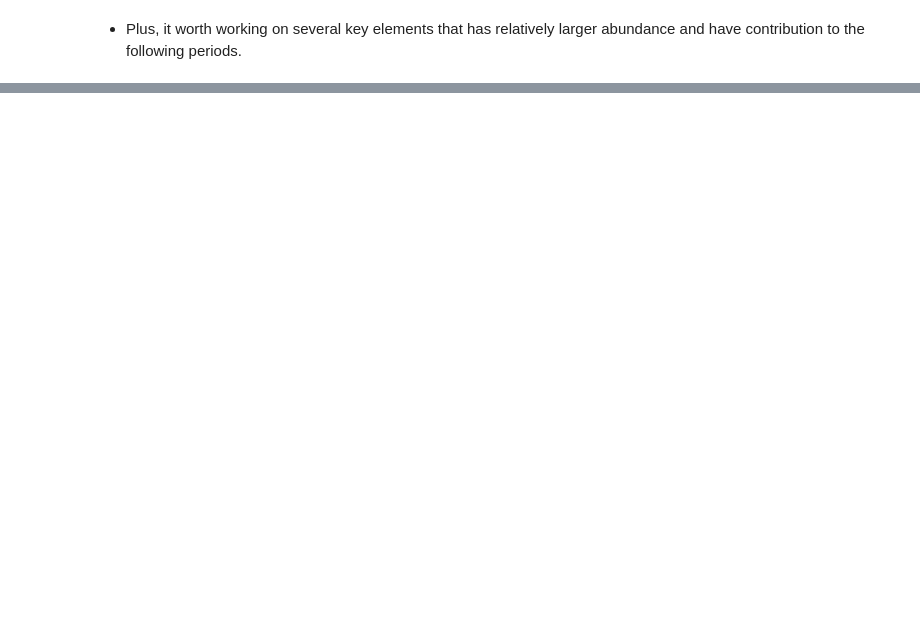
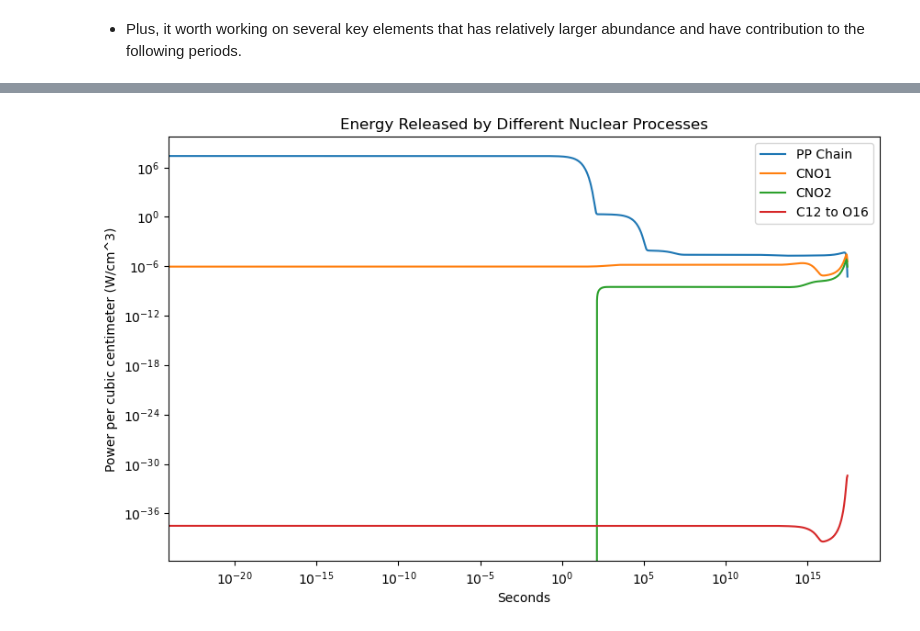
Before and after one commit to PranavHN/PHAS0052-Physics_Group_Project, a Jupyter notebook: Code/Jacob code.ipynb, the cells around one changed output, grey strips where cells are left out. Saved outputs shown, nothing was run; the diff lists cells and outputs as text; code cells hidden in the pictures; blank space fills up the shorter version.

```diff
--- a/Code/Jacob code.ipynb
+++ b/Code/Jacob code.ipynb
@@ -605,0 +942,17 @@ O16: 1.768663e-09
+# %%
+plt.figure(figsize=(10, 6))
+# plt.plot(time_steps, totalEnergies, label='Total Energy')
+plt.plot(time_steps, energies[:, 0], label='PP Chain')
+plt.plot(time_steps, energies[:, 1], label='CNO1')
+plt.plot(time_steps, energies[:, 2], label='CNO2')
+# plt.plot(time_steps, energies[:, 3], label='Triple Alpha')
+plt.plot(time_steps, energies[:, 4], label='C12 to O16')
+plt.xlabel('Seconds')
+plt.ylabel('Power per cubic centimeter (W/cm^3)')
+plt.yscale('log')
+plt.xscale('log')
+plt.legend()
+plt.title('Energy Released by Different Nuclear Processes')
+plt.show()
+# %% [output]
+[figure, added]
```
Also changed, not shown: parts of 35 cells of this notebook, 3 other files.
